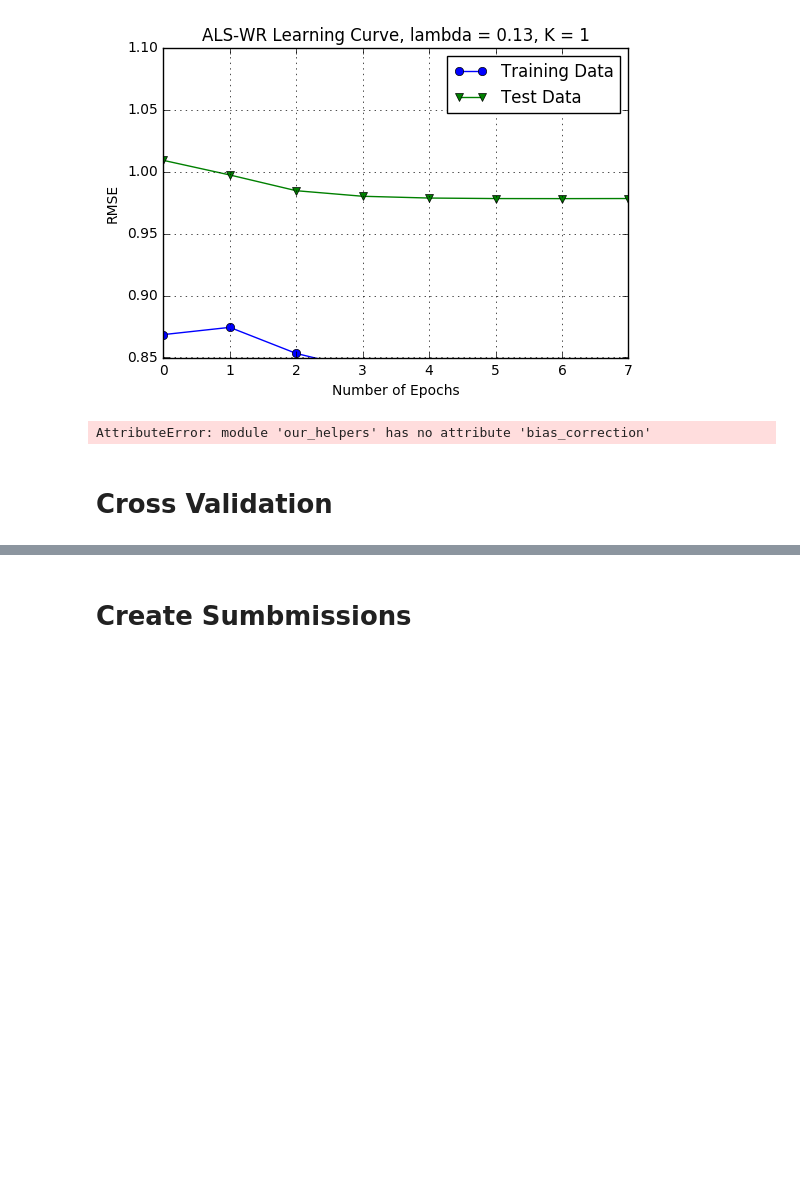
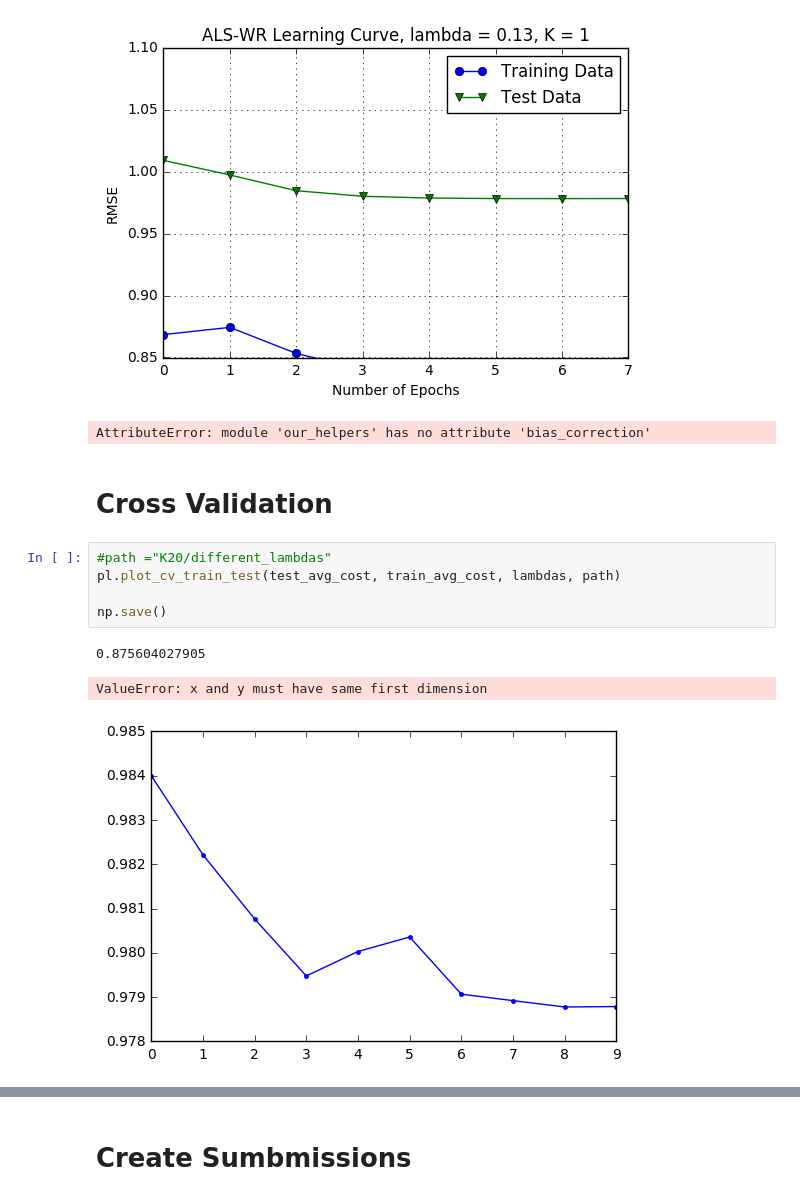
Before and after one commit to MLortki/Machine_Learning_Recommender_Systems, a Jupyter notebook: src/main_manana.ipynb, the cells around one changed output, grey strips where cells are left out. Drawn from its saved outputs; the diff is of its cells as text; blank space fills up the shorter version.

```diff
--- a/src/main_manana.ipynb
+++ b/src/main_manana.ipynb
@@ -206,6 +204,15 @@ print(compute_error_slow(test, full_ratings_b, nz_test) )
 AttributeError: module 'our_helpers' has no attribute 'bias_correction'
 # %% [markdown]
 # Cross Validation
+# %%
+#path ="K20/different_lambdas"
+pl.plot_cv_train_test(test_avg_cost, train_avg_cost, lambdas, path)
+
+np.save()
+# %% [output]
+0.875604027905
+ValueError: x and y must have same first dimension
+[figure, added]
 # %%
 #print(len(errors))
 #print(len(errors[0]))
```
Also changed, not shown: parts of 5 cells of this notebook, 11 other files.
